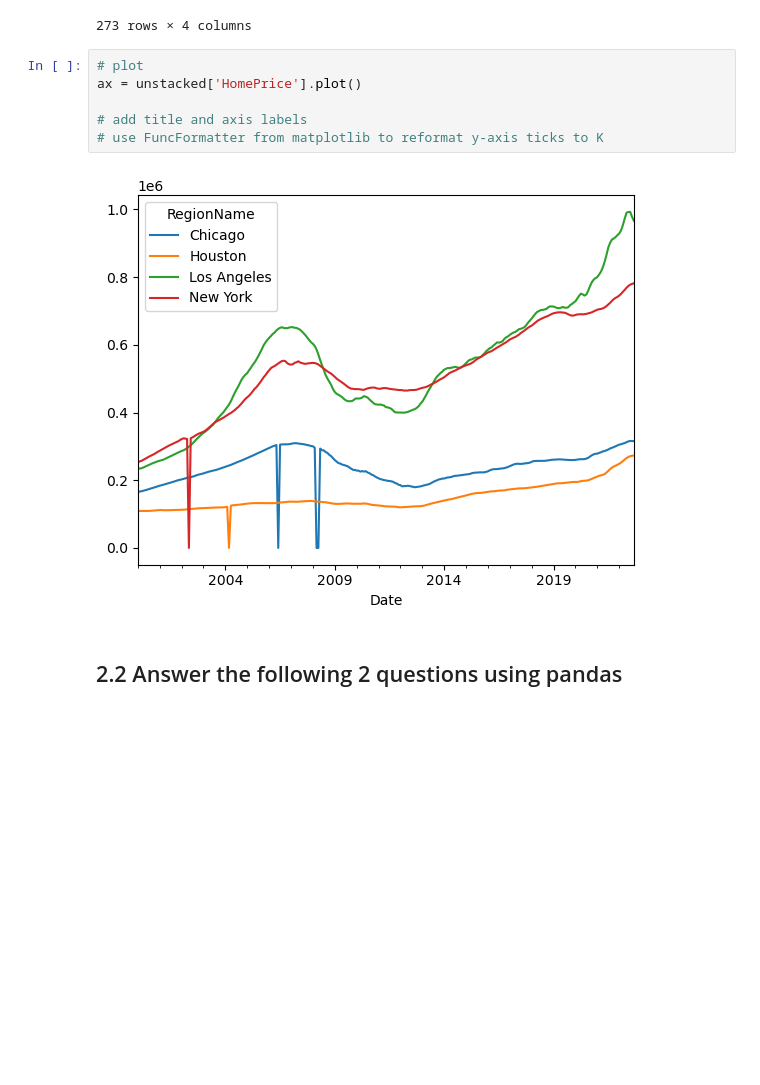
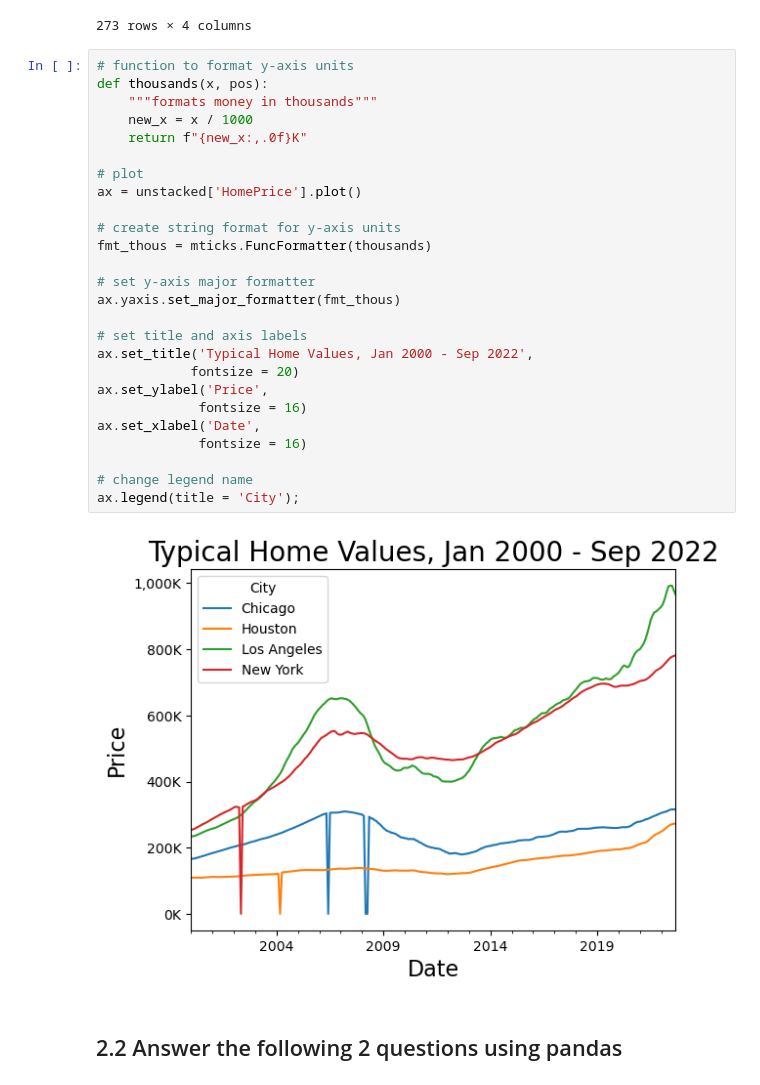
Before and after one commit to kellianneyang/time-series-analysis, a Jupyter notebook: Preparing Time Series from Wide-Form Data.ipynb, the cells around one changed output. Cells and saved outputs as stored; diff of their text form; blank space fills up the shorter version.

```diff
--- a/Preparing Time Series from Wide-Form Data.ipynb
+++ b/Preparing Time Series from Wide-Form Data.ipynb
@@ -285,13 +286,33 @@ unstacked
 | 2022-09-01 | 315429.0 | 272639.0 | 966595.0 | 781622.0 |
 273 rows × 4 columns
 # %%
+# function to format y-axis units
+def thousands(x, pos):
+    """formats money in thousands"""
+    new_x = x / 1000
+    return f"{new_x:,.0f}K"
+
 # plot
 ax = unstacked['HomePrice'].plot()
 
-# add title and axis labels
-# use FuncFormatter from matplotlib to reformat y-axis ticks to K
+# create string format for y-axis units
+fmt_thous = mticks.FuncFormatter(thousands)
+
+# set y-axis major formatter
+ax.yaxis.set_major_formatter(fmt_thous)
+
+# set title and axis labels
+ax.set_title('Typical Home Values, Jan 2000 - Sep 2022',
+            fontsize = 20)
+ax.set_ylabel('Price',
+             fontsize = 16)
+ax.set_xlabel('Date',
+             fontsize = 16)
+
+# change legend name
+ax.legend(title = 'City');
 # %% [output]
-[figure, old version]
+[figure, new version]
 # %% [markdown]
 ## 2.2 Answer the following 2 questions using pandas
 # %% [markdown]
```
Also changed, not shown: parts of 14 cells of this notebook.
